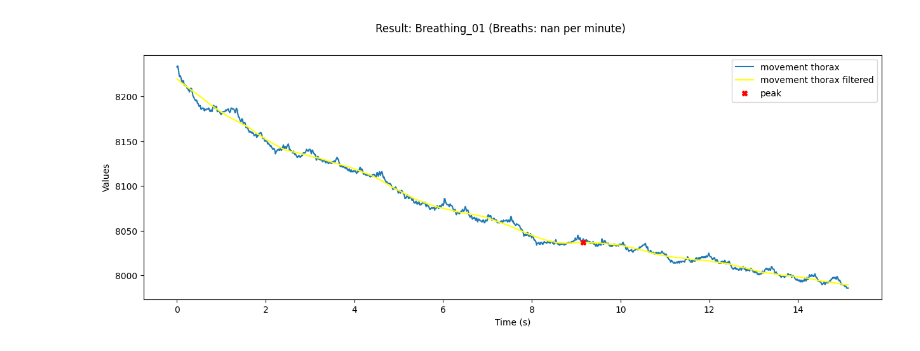
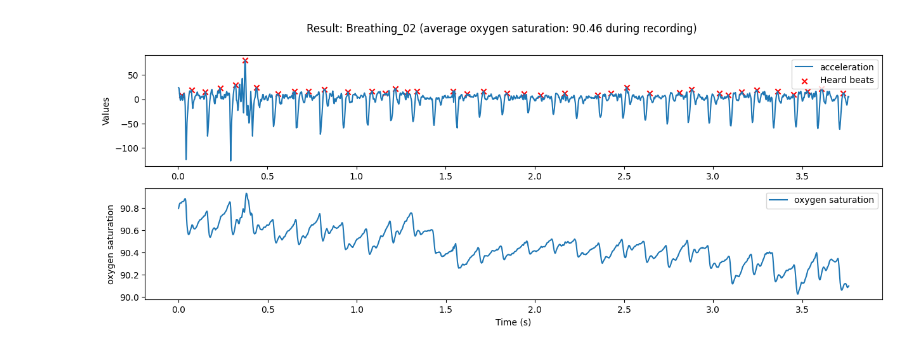
Before and after one commit to JanBoesch/MobileHealthSensing, a Jupyter notebook: V4_PPG/PPG.ipynb, the cells around one changed output. Saved outputs shown, nothing was run; the diff lists cells and outputs as text; code cells hidden in the pictures.

```diff
--- a/V4_PPG/PPG.ipynb
+++ b/V4_PPG/PPG.ipynb
@@ -1,44 +1,61 @@
 # %%
 import pandas as pd
 from scipy import signal
 from scipy.signal import find_peaks
 import matplotlib.pyplot as plt
 import numpy as np
 
 # Read file
-data = pd.read_csv('v4_atmung_5_red.csv')
+data = pd.read_csv('v4_atmung_2_red.csv')
+ir = pd.read_csv('v4_atmung_2_ir.csv')
 
-# X, Y, Z-Werte aus der CSV-Datei extrahieren
-d_values = data['D']
+# Red-LED und IR-LED-Werte aus der CSV-Datei extrahieren
+d_values_red = data['D']
+d_values_ir = ir['D']
+
+# Sauerstoffsättigung nach Beer-Lambert-Gesetz
+def calculate_spo2(red_value, ir_value):
+    ratio = red_value / ir_value
+    spo2 = -45.06 * ratio**2 + 30.354 * ratio + 94.845
+    return spo2
+
+spo2 = calculate_spo2(d_values_red, d_values_ir)
 
 # Künstliche Zeitreihe erstellen
-time_series = np.arange(len(data)) * 0.01  # 10 Millisekunden pro Eintrag
+time_series = np.arange(len(d_values_ir)) * 0.0025  # 2,5 Millisekunden pro Eintrag, Sensor taste mit 400Hz
 
-sgf = signal.savgol_filter(d_values, window_length=250, polyorder=2, mode="nearest")
-peaks, _ = find_peaks(sgf,  height=45.25, distance=125)
+# Ableitung der Beschleunigung berechnen
+acceleration = d_values_ir.diff()
+
+# Peaks in der Beschleunigung finden
+peaks, _ = find_peaks(acceleration, height=9, distance=20)
 
 # Zeitdifferenzen zwischen aufeinanderfolgenden Peaks auf der künstlichen Zeitreihe berechnen
-time_diffs = np.diff(time_series[peaks])
+#time_diffs = np.diff(time_series[peaks])
 
-# Atemzüge pro Minute berechnen
-breaths = 60 / np.mean(time_diffs)
+# Durchschnittliche Sauerstoffsättigung pro Messung berechnen
+saturation = spo2.mean()
 
 # Create a figure and set its size to 15x5 in.
-fig, ax2 = plt.subplots(figsize=(15,5))
-fig.suptitle(f'Result: Breathing_01 (Breaths: {breaths:.2f} per minute)')
+fig, (ax1, ax2) = plt.subplots(2, 1, figsize=(15,5))
+fig.suptitle(f'Result: Breathing_02 (average oxygen saturation: {saturation:.2f} during recording)')
 
 # Plot a line chart
-ax2.plot(time_series, d_values, label='movement thorax')
-ax2.plot(time_series, sgf, label='movement thorax filtered', color="yellow")
-ax2.plot(time_series[peaks], sgf[peaks], 'X', label='peak', color='red')
+ax1.plot(time_series, acceleration, label='acceleration')
+ax1.scatter(time_series[peaks], acceleration.iloc[peaks], c='r', marker='x', label='Heard beats')
+ax1.set_ylabel('Values')
+ax1.legend()
+
+ax2.plot(time_series, spo2, label='oxygen saturation')
 ax2.set_xlabel('Time (s)')
-ax2.set_ylabel('Values')
+ax2.set_ylabel('oxygen saturation')
 ax2.legend()
+
 
 # Show plot
 plt.show()
 # %% [output]
-[figure, old version]
+[figure, new version]
 # %%
 import pandas as pd
 import numpy as np
```
Also changed, not shown: parts of 1 cell of this notebook.
